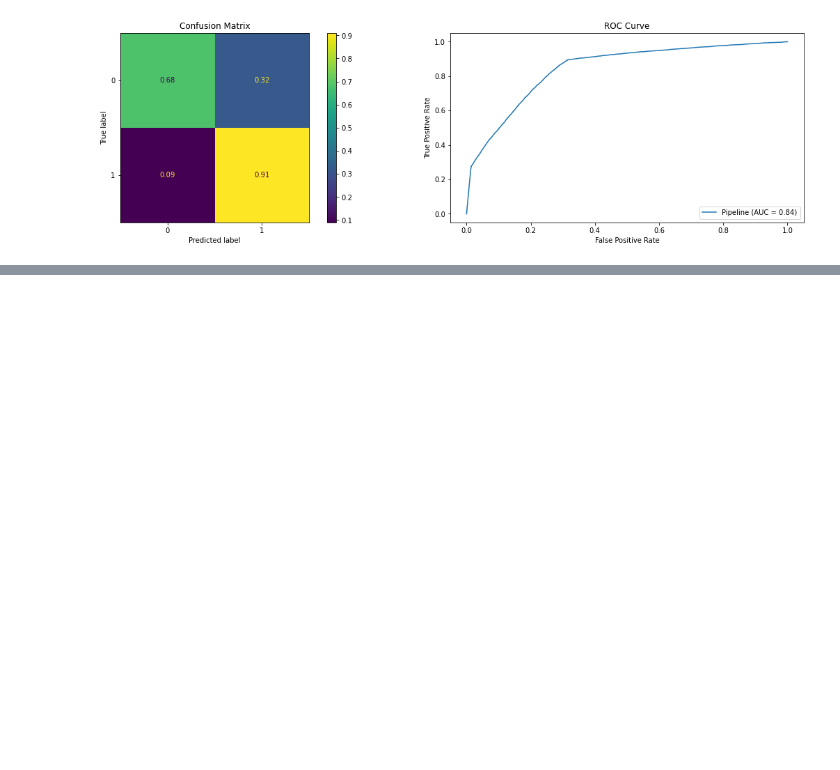
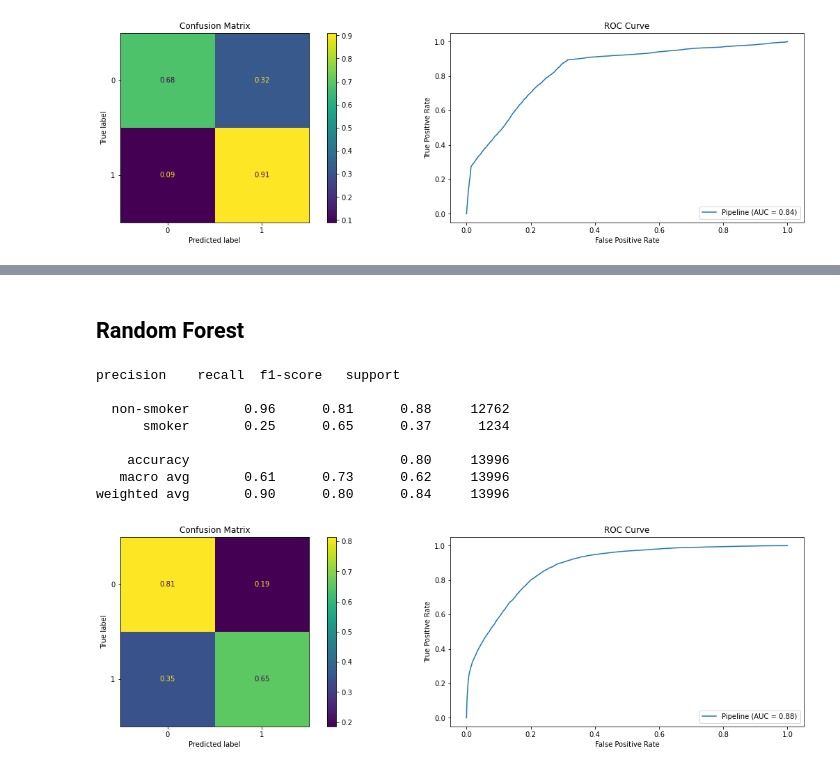
Before and after one commit to RobinsonCW/CardiovascularDiseaseClassification, a Jupyter notebook: src/exploratory_data_analysis/chance/python/objectives/lab-two/CardiovascularDiseaseClassification-LabTwo-Smoke.ipynb, the cells around one changed output, grey strips where cells are left out. Drawn from its saved outputs; the diff is of its cells as text; code cells hidden in the pictures; blank space fills up the shorter version.

```diff
--- a/src/exploratory_data_analysis/chance/python/objectives/lab-two/CardiovascularDiseaseClassification-LabTwo-Smoke.ipynb
+++ b/src/exploratory_data_analysis/chance/python/objectives/lab-two/CardiovascularDiseaseClassification-LabTwo-Smoke.ipynb
@@ -458,0 +556,29 @@ weighted avg       0.92      0.70      0.77     13996
+# %% [markdown]
+## Random Forest
+# %%
+y_pred = fit3.predict(X_test)
+print(classification_report(y_test, y_pred, target_names=["non-smoker", "smoker"]))
+
+fig = plt.figure(1, figsize=(20, 5))
+
+chart_1 = fig.add_subplot(121)
+chart_2 = fig.add_subplot(122)
+
+# Pass Fitted Model, and our test sets, see how they do
+plot_confusion_matrix(pipe3, X_test, y_test, normalize='true', ax=chart_1)
+chart_1.set_title('Confusion Matrix')
+
+plot_roc_curve(pipe3, X, y, ax=chart_2)
+chart_2.set_title('ROC Curve')
+
+plt.show()
+# %% [output]
+precision    recall  f1-score   support
+
+  non-smoker       0.96      0.81      0.88     12762
+      smoker       0.25      0.65      0.37      1234
+
+    accuracy                           0.80     13996
+   macro avg       0.61      0.73      0.62     13996
+weighted avg       0.90      0.80      0.84     13996
+[figure, added]
```
Also changed, not shown: parts of 15 cells of this notebook.
